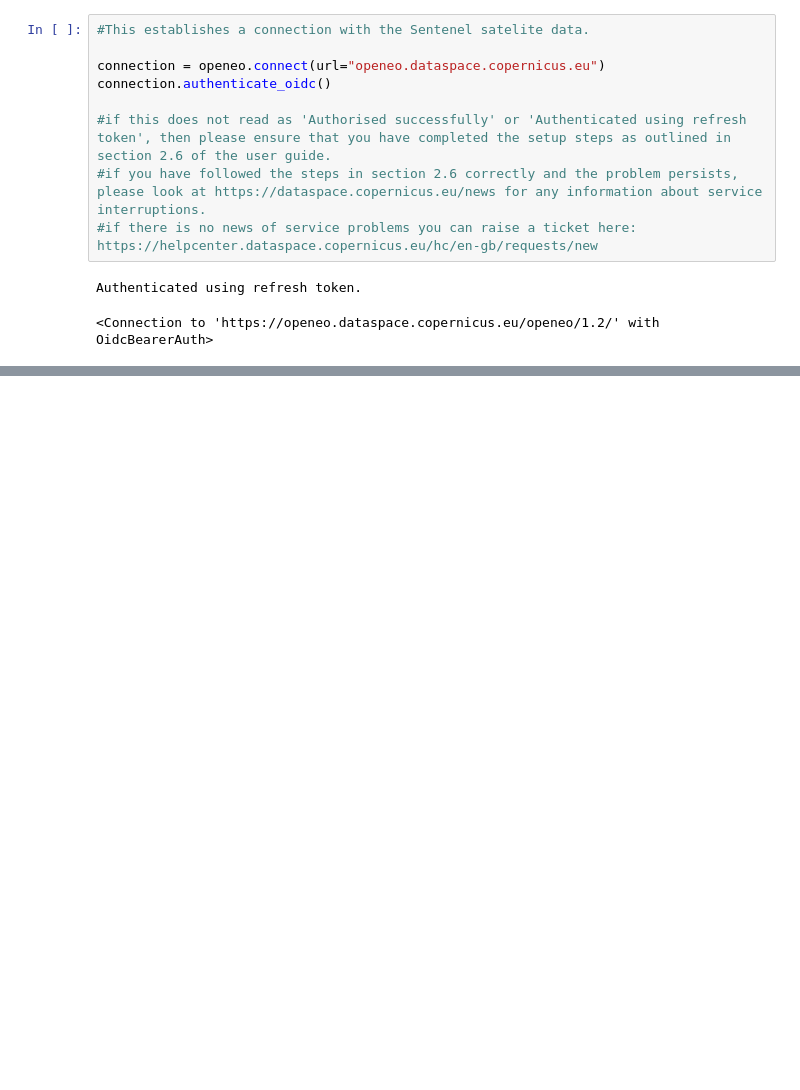
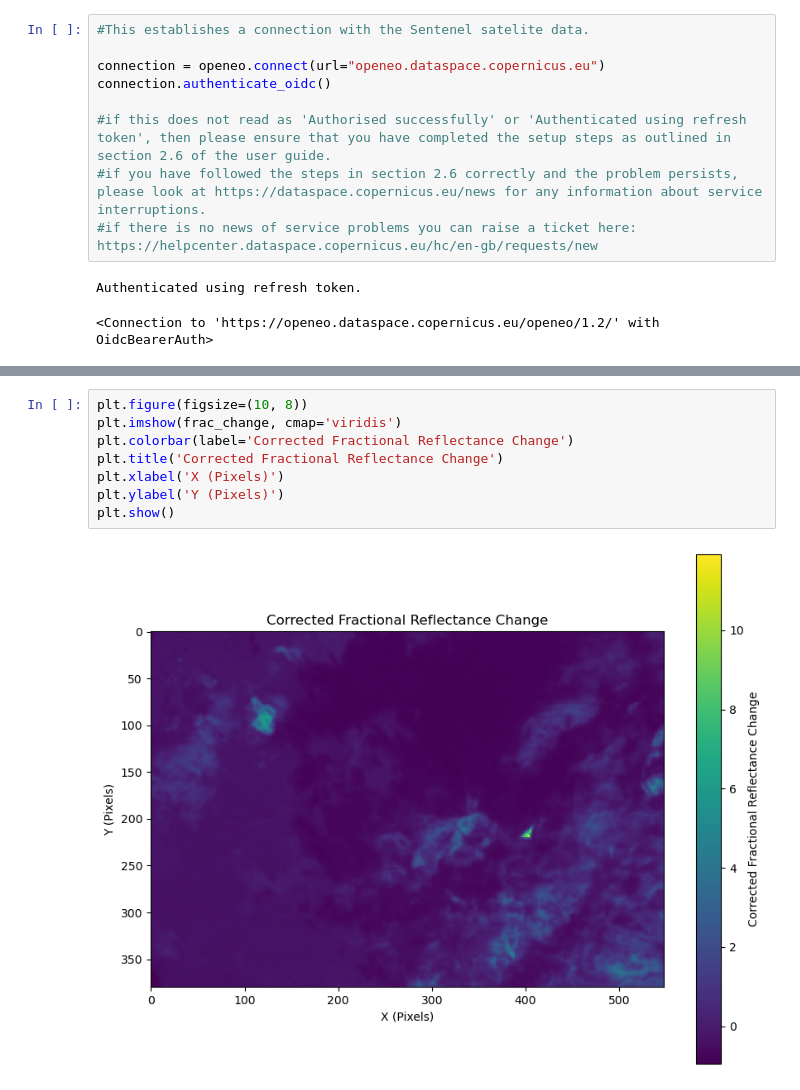
Before and after one commit to zelcon01/Landfill_Atmospheric_Gas_Monitor_Tools, a Jupyter notebook: Sentinel 2 CH4 Map.ipynb, the cells around one changed output, grey strips where cells are left out. Drawn from its saved outputs; the diff is of its cells as text; blank space fills up the shorter version.

```diff
--- a/Sentinel 2 CH4 Map.ipynb
+++ b/Sentinel 2 CH4 Map.ipynb
@@ -152,0 +178,10 @@ plt.show()
+# %%
+plt.figure(figsize=(10, 8))
+plt.imshow(frac_change, cmap='viridis')
+plt.colorbar(label='Corrected Fractional Reflectance Change')
+plt.title('Corrected Fractional Reflectance Change')
+plt.xlabel('X (Pixels)')
+plt.ylabel('Y (Pixels)')
+plt.show()
+# %% [output]
+[figure, added]
```
Also changed, not shown: parts of 8 cells of this notebook, 3 other files.
